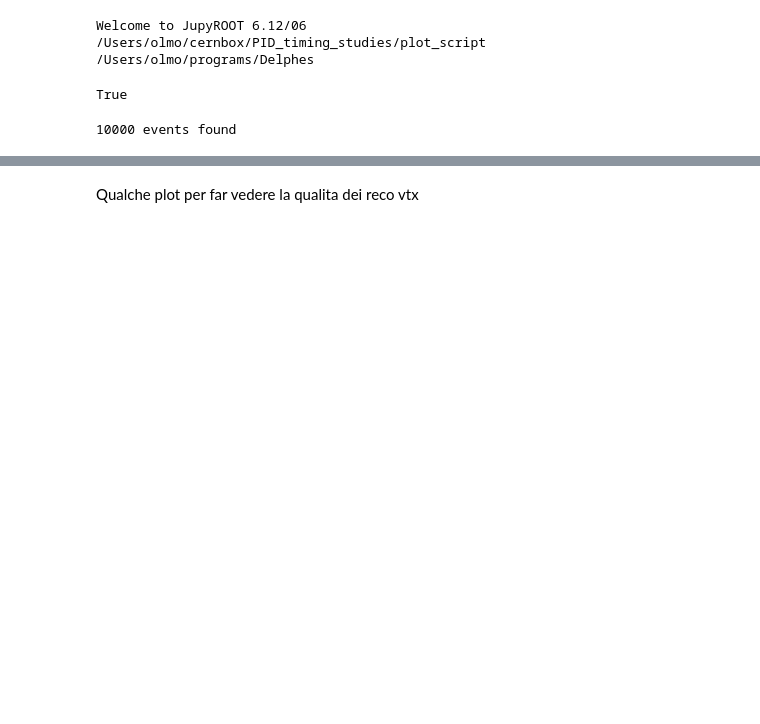
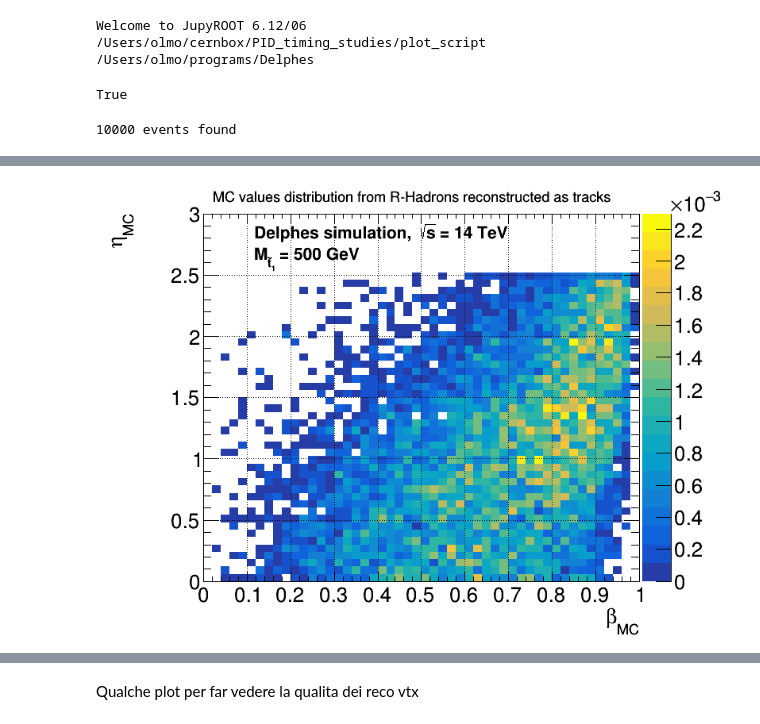
Before and after one commit to ocerri/PID_timing_studies, a Jupyter notebook: plot_script/Delphes_vertexing_studies.ipynb, the cells around one changed output, grey strips where cells are left out. Drawn from its saved outputs; the diff is of its cells as text; code cells hidden in the pictures; blank space fills up the shorter version.

```diff
--- a/plot_script/Delphes_vertexing_studies.ipynb
+++ b/plot_script/Delphes_vertexing_studies.ipynb
@@ -45,3 +45,40 @@ for b in branches_names:
     branch[b] = treeReader.UseBranch(b)
 # %% [output]
 10000 events found
+# %%
+beta_list = []
+eta_list = []
+
+for i in range(int(numberOfEntries*1.)):
+    treeReader.ReadEntry(i)
+
+    for j in range(branch['Track'].GetEntries()):
+        track = branch['Track'].At(j)
+        p = track.Particle.GetObject()
+
+        if abs(p.PID) > 500000:
+            beta_list.append(p.P/p.E)
+            eta_list.append(p.Eta)
+# %%
+h_2D = rt.TH2F('h_beta','h_beta', 50, 0, 1, 50, 0, 3)
+h_2D.SetXTitle('#beta_{MC}')
+h_2D.SetYTitle('#eta_{MC}')
+h_2D.SetZTitle('#frac{1}{#sigma} #frac{d#sigma}{d#beta_{MC}}')
+h_2D.SetTitle('MC values distribution from R-Hadrons reconstructed as tracks')
+h_2D.SetStats(0)
+
+for b,e in zip(beta_list, eta_list):
+    h_2D.Fill(b, abs(e))
+
+h_2D.Scale(1./h_2D.GetEntries())
+
+c = rt.TCanvas('c', 'c', 800, 600)
+h_2D.Draw('COLZ')
+
+note = rt.TLatex()
+note.SetTextSize(0.04)
+note.DrawLatexNDC(0.25, 0.85, '#splitline{Delphes simulation, #sqrt{s} = 14 TeV}{M_{#tilde{t}_{1}} = 500 GeV}')
+
+
+c.Draw()
+# %% [output]
@@ -47,0 +87 @@ for b in branches_names:
+[figure, added]
```
Also changed, not shown: parts of 11 cells of this notebook.
